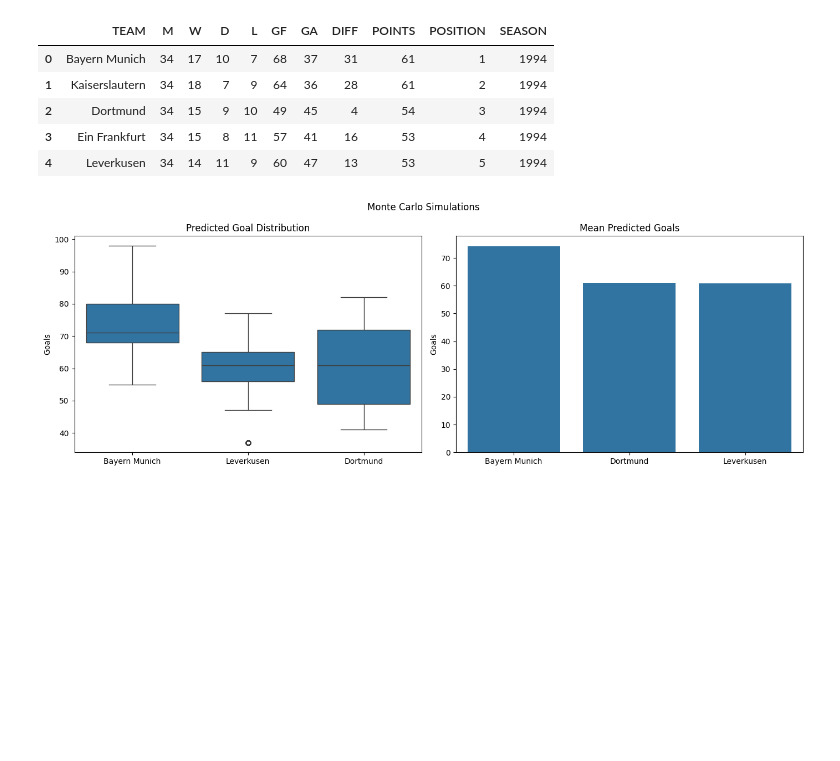
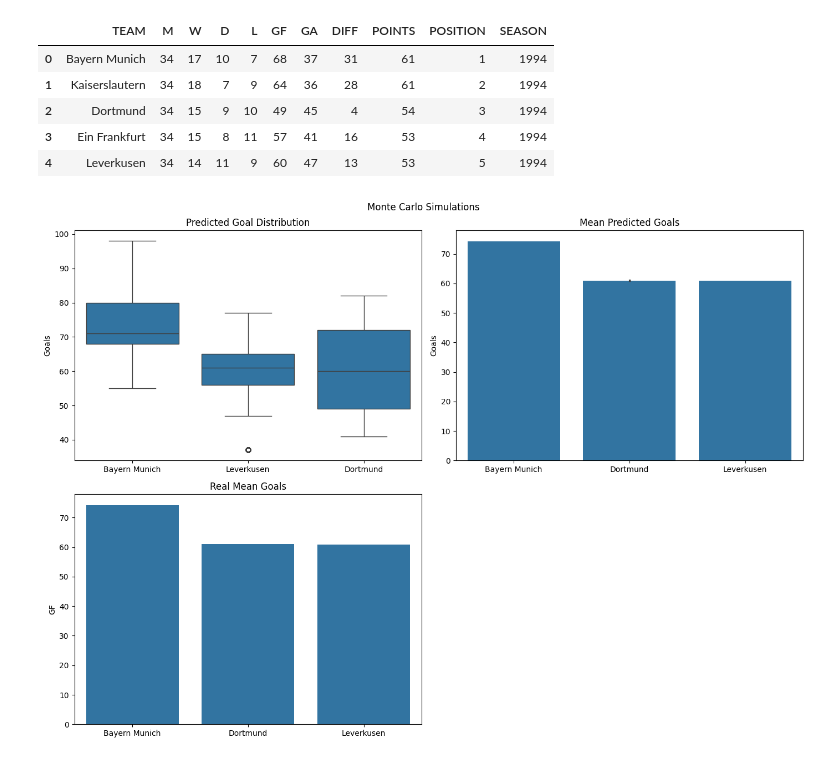
Before and after one commit to aramabrahamyan1703/DS116_Data_Visualization, a Jupyter notebook: Aram_Abrahamyan_HW4/HW4.ipynb, the cells around one changed output. Drawn from its saved outputs; the diff is of its cells as text; code cells hidden in the pictures; blank space fills up the shorter version.

```diff
--- a/Aram_Abrahamyan_HW4/HW4.ipynb
+++ b/Aram_Abrahamyan_HW4/HW4.ipynb
@@ -632,40 +641,43 @@ df_filtered = df[(df['TEAM']=='Bayern Munich') | (df['TEAM']=='Leverkusen') | (d
 
 num_simulations = 100000
 results = []
 
 def monte_carlo_goals(team, num_simulations, data):
     team_data = data[data['TEAM'] == team]['GF']
 
     simulations = np.random.choice(team_data, (num_simulations, 10), replace=True)
 
     result_df = pd.DataFrame(simulations)
     result_df['Simulation'] = np.arange(1, num_simulations+1)
     result_df = result_df.melt(id_vars=['Simulation'], var_name='Season', value_name='Goals')
     result_df['Team'] = team
     return result_df
 
 for team in teams:
     simulation = monte_carlo_goals(team, num_simulations, df_filtered)
     results.append(simulation)
 
 simulation_df = pd.concat(results)
 
 mean_goals_df = simulation_df.groupby(['Season', 'Team']).mean().reset_index()[['Season', 'Team', 'Goals']]
 mean_goals_df['Season'] = mean_goals_df['Season'] + 1
 mean_goals_df
 
+mean_real_df = df[(df['TEAM']=='Bayern Munich') | (df['TEAM']=='Leverkusen') | (df['TEAM']=='Dortmund')].groupby('TEAM').mean()
+fig, ax = plt.subplots(2,2, figsize=(14,10))
 
-fig, ax = plt.subplots(1,2, figsize=(14,5))
+sns.boxplot(data=simulation_df, x='Team', y='Goals', ax=ax[0][0])
+ax[0][0].set_title('Predicted Goal Distribution')
+ax[0][0].set_xlabel('')
 
-sns.boxplot(data=simulation_df, x='Team', y='Goals', ax=ax[0])
-ax[0].set_title('Predicted Goal Distribution')
-ax[0].set_xlabel('')
-
-sns.barplot(data=mean_goals_df, x='Team', y='Goals', ax=ax[1])
-ax[1].set_title('Mean Predicted Goals')
+sns.barplot(data=mean_goals_df, x='Team', y='Goals', ax=ax[0][1])
+ax[0][1].set_title('Mean Predicted Goals')
 plt.suptitle('Monte Carlo Simulations')
-ax[1].set_xlabel('')
-
+ax[0][1].set_xlabel('')
+sns.barplot(data=mean_real_df, x='TEAM', y='GF', ax=ax[1][0])
+ax[1][0].set_title('Real Mean Goals')
+ax[1][0].set_xlabel('')
+ax[1][1].set_axis_off()
 plt.tight_layout();
 # %% [output]
-[figure, old version]
+[figure, new version]
```
Also changed, not shown: parts of 6 cells of this notebook, 2 other files.
